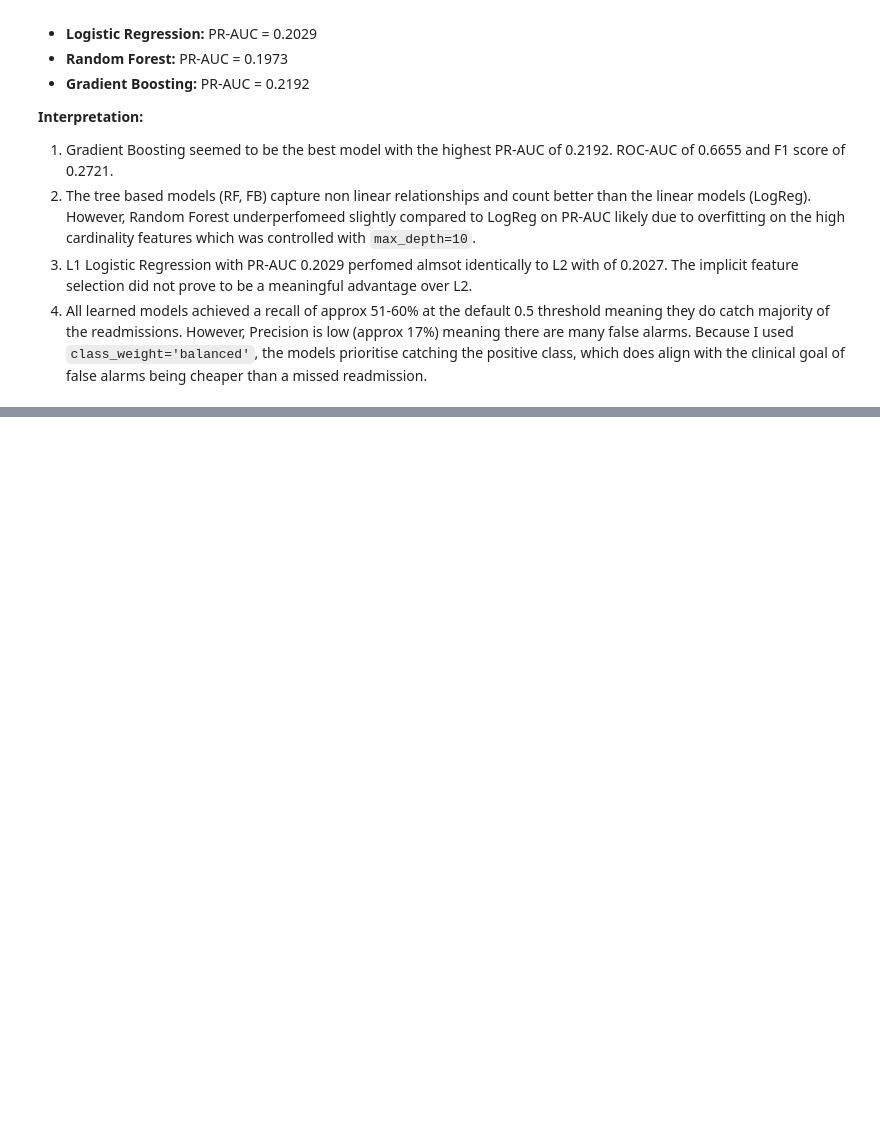
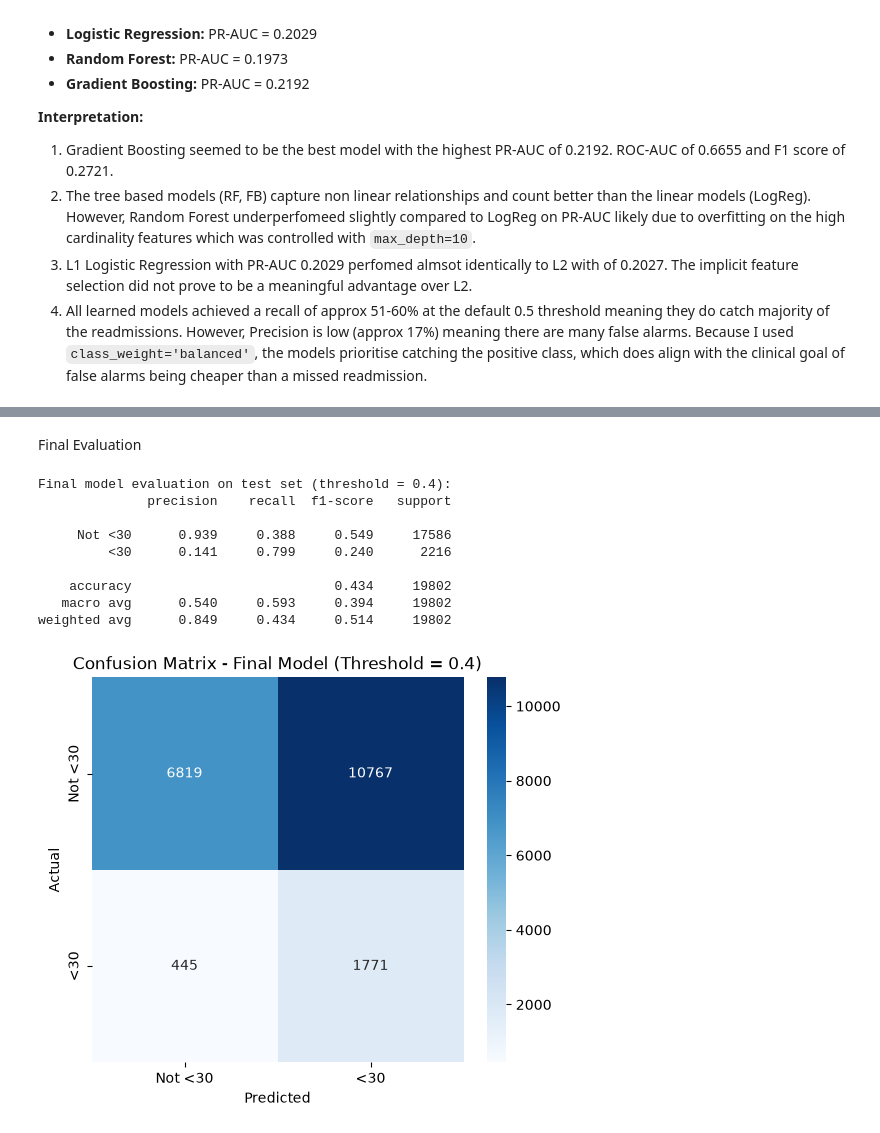
Before and after one commit to suadbinuyo/diabetes-readmission, a Jupyter notebook: notebooks/diabetes-readmission.ipynb, the cells around one changed output, grey strips where cells are left out. Saved outputs shown, nothing was run; the diff lists cells and outputs as text; code cells hidden in the pictures; blank space fills up the shorter version.

Commit message:
milestone 4: chose threshold + conducted final evaluation

```diff
--- a/notebooks/diabetes-readmission.ipynb
+++ b/notebooks/diabetes-readmission.ipynb
@@ -844,0 +915,35 @@ Final Test Set Evaluation
+# %% [markdown]
+Final Evaluation
+# %%
+# setting threshold
+CHOSEN_THRESHOLD = 0.4
+
+final_model = gb_grid_search.best_estimator_
+final_model.fit(x_train, y_train)
+
+# predict on unseen test set
+y_test_proba = final_model.predict_proba(x_test)[:, 1]
+y_test_pred = (y_test_proba >= CHOSEN_THRESHOLD).astype(int)
+
+print(f"Final model evaluation on test set (threshold = {CHOSEN_THRESHOLD}):")
+print(classification_report(y_test, y_test_pred, digits=3, target_names=["Not <30", "<30"]))
+
+cm_test = confusion_matrix(y_test, y_test_pred)
+plt.figure(figsize=(6, 5))
+sns.heatmap(cm_test, annot=True, fmt='d', cmap='Blues', xticklabels=["Not <30", "<30"], yticklabels=["Not <30", "<30"])
+plt.title(f'Confusion Matrix - Final Model (Threshold = {CHOSEN_THRESHOLD})')
+plt.xlabel('Predicted')
+plt.ylabel('Actual')
+plt.savefig('../reports/figures/final_model_confusion_matrix.png', dpi=300)
+plt.show()
+# %% [output]
+Final model evaluation on test set (threshold = 0.4):
+              precision    recall  f1-score   support
+
+     Not <30      0.939     0.388     0.549     17586
+         <30      0.141     0.799     0.240      2216
+
+    accuracy                          0.434     19802
+   macro avg      0.540     0.593     0.394     19802
+weighted avg      0.849     0.434     0.514     19802
+[figure, added]
```
Also changed, not shown: parts of 10 cells of this notebook, 4 other files.
